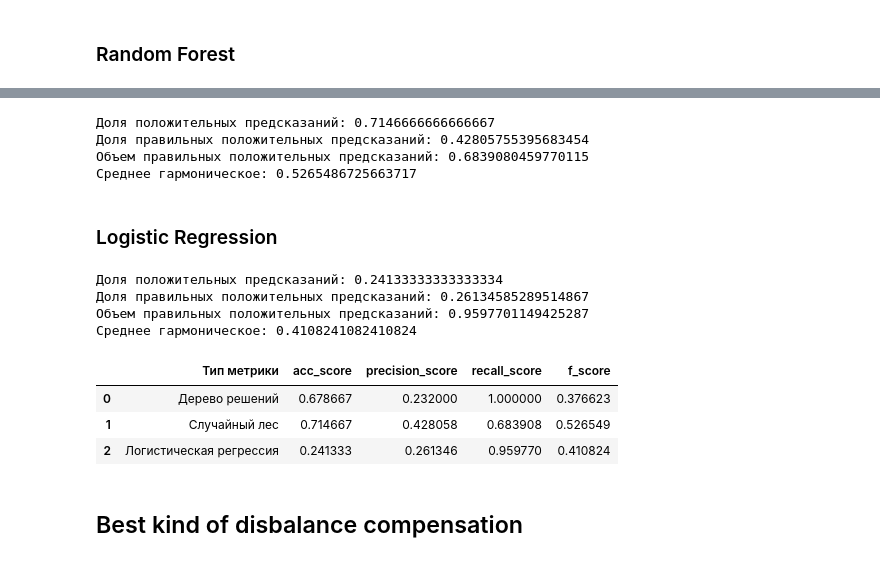
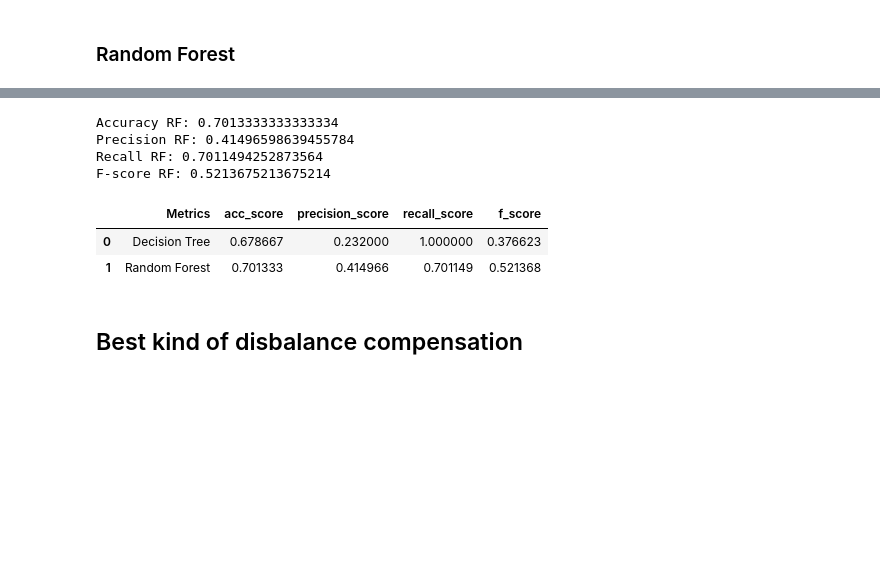
Before and after one commit to Vasart-ds/beta_bank_customer_out, a Jupyter notebook: ml_with_teacher_vasykhin_a_ENG.ipynb, the cells around one changed output, grey strips where cells are left out. Drawn from its saved outputs; the diff is of its cells as text; code cells hidden in the pictures; blank space fills up the shorter version.

```diff
--- a/ml_with_teacher_vasykhin_a_ENG.ipynb
+++ b/ml_with_teacher_vasykhin_a_ENG.ipynb
@@ -495,15 +492,0 @@ f_score_forest = f1_score(target_test, predicted_forest)
-# %%
-model_lr = LogisticRegression(max_iter=1500, solver='lbfgs', random_state=69)
-model_lr.fit(features_train_scaled, target_train)
-
-predicted_lr = model_lr.predict(features_valid_scaled)
-
-score_lr = model_lr.score(features_valid_scaled, target_valid)
-precision_lr = precision_score(target_valid, predicted_lr)
-recall_lr = recall_score(target_valid, predicted_lr)
-f_score_lr = f1_score(target_valid, predicted_lr)
-
-print('Accuracy LR:', score_lr)
-print('Precision LR:', precision_lr)
-print('Rcall LR:', recall_lr)
-print('F-score LR:', f_score_lr)
@@ -655,15 +627,0 @@ For LR model we will use scaled features with balanced class weight.
-# %%
-model_lr = LogisticRegression(max_iter=1500, solver='lbfgs', random_state=69, class_weight='balanced')
-model_lr.fit(features_train_scaled, target_train)
-
-predicted_lr = model_lr.predict(features_valid_scaled)
-
-score_lr = model_lr.score(features_valid_scaled, target_valid)
-precision_lr = precision_score(target_valid, predicted_lr)
-recall_lr = recall_score(target_valid, predicted_lr)
-f_score_lr = f1_score(target_valid, predicted_lr)
-
-print('Accuracy LR:', score_lr)
-print('Precision LR:', precision_lr)
-print('Recall LR:', recall_lr)
-print('F-score LR:', f_score_lr)
@@ -1062,48 +995,24 @@ print('Precision RF:', precision_forest_downsampled)
 print('Recall RF:', recall_forest_downsampled)
 print('F-score RF:', f_score_forest_downsampled)
 # %% [output]
-Доля положительных предсказаний: 0.7146666666666667
-Доля правильных положительных предсказаний: 0.42805755395683454
-Объем правильных положительных предсказаний: 0.6839080459770115
-Среднее гармоническое: 0.5265486725663717
+Accuracy RF: 0.7013333333333334
+Precision RF: 0.41496598639455784
+Recall RF: 0.7011494252873564
+F-score RF: 0.5213675213675214
-# %% [markdown]
-### Logistic Regression ###
-# %%
-model_lr_downsampled = LogisticRegression(max_iter=1500, solver='liblinear', random_state=69)
-model_lr_downsampled.fit(features_downsampled, target_downsampled)
-
-lr_downsampled_predicted = model_lr_downsampled.predict(features_valid)
-
-# calculate accuracy, precision, recall and f-score
-score_lr_downsampled = model_lr_upscaled.score(features_valid, target_valid)
-precision_lr_downsampled = precision_score(target_valid, lr_downsampled_predicted)
-recall_lr_downsampled = recall_score(target_valid, lr_downsampled_predicted)
-f_score_lr_downsampled = f1_score(target_valid, lr_downsampled_predicted)
-
-print('Доля положительных предсказаний:', score_lr_downsampled)
-print('Доля правильных положительных предсказаний:', precision_lr_downsampled)
-print('Объем правильных положительных предсказаний:', recall_lr_downsampled)
-print('Среднее гармоническое:', f_score_lr_downsampled)
-# %% [output]
-Доля положительных предсказаний: 0.24133333333333334
-Доля правильных положительных предсказаний: 0.26134585289514867
-Объем правильных положительных предсказаний: 0.9597701149425287
-Среднее гармоническое: 0.4108241082410824
 # %%
 f_score_downsampled = pd.DataFrame({
-    'Metrics': ['Decision Tree', 'Randopm Forest', 'Logistic Regression'],
-    'acc_score': [score_tree_downsampled, score_forest_downsampled, score_lr_downsampled],
-    'precision_score': [precision_tree_downsampled, precision_forest_downsampled, precision_lr_downsampled],
-    'recall_score': [recall_tree_downsampled, recall_forest_downsampled, recall_lr_downsampled],
-    'f_score': [f_score_tree_downsampled, f_score_forest_downsampled, f_score_lr_downsampled]
+    'Metrics': ['Decision Tree', 'Random Forest'],
+    'acc_score': [score_tree_downsampled, score_forest_downsampled],
+    'precision_score': [precision_tree_downsampled, precision_forest_downsampled],
+    'recall_score': [recall_tree_downsampled, recall_forest_downsampled],
+    'f_score': [f_score_tree_downsampled, f_score_forest_downsampled]
 })
 
 f_score_downsampled
 # %% [output]
-|  | Тип метрики | acc_score | precision_score | recall_score | f_score |
-| 0 | Дерево решений | 0.678667 | 0.232000 | 1.000000 | 0.376623 |
-| 1 | Случайный лес | 0.714667 | 0.428058 | 0.683908 | 0.526549 |
-| 2 | Логистическая регрессия | 0.241333 | 0.261346 | 0.959770 | 0.410824 |
+|  | Metrics | acc_score | precision_score | recall_score | f_score |
+| 0 | Decision Tree | 0.678667 | 0.232000 | 1.000000 | 0.376623 |
+| 1 | Random Forest | 0.701333 | 0.414966 | 0.701149 | 0.521368 |
 # %% [markdown]
 ## Best kind of disbalance compensation ##
 # %%
```
Also changed, not shown: parts of 34 cells of this notebook.
